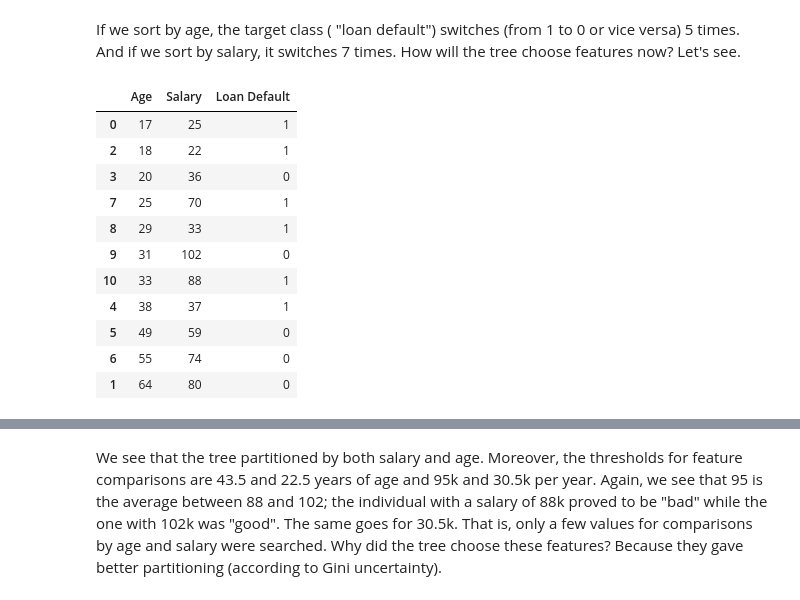
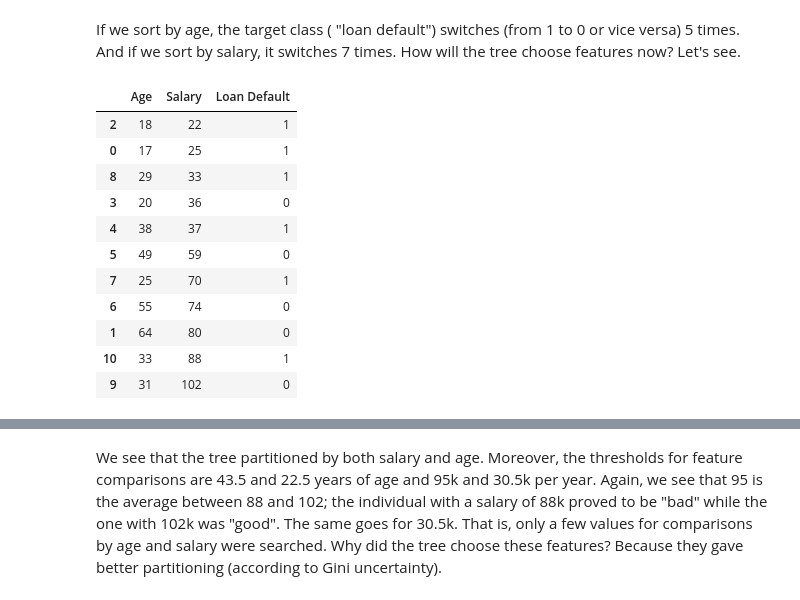
Before and after one commit to ulstu/ml, a Jupyter notebook: ml_course_en/lecture04. Decision trees. KNN. Logistic regression. Regularization/Lecture 04-01. decision_trees_kNN.ipynb, the cells around one changed output, grey strips where cells are left out. Drawn from its saved outputs; the diff is of its cells as text; code cells hidden in the pictures.

```diff
--- a/ml_course_en/lecture04. Decision trees. KNN. Logistic regression. Regularization/Lecture 04-01. decision_trees_kNN.ipynb
+++ b/ml_course_en/lecture04. Decision trees. KNN. Logistic regression. Regularization/Lecture 04-01. decision_trees_kNN.ipynb
@@ -309,20 +310,20 @@ data2
 
 If we sort by age, the target class ( "loan default") switches (from 1 to 0 or vice versa) 5 times. And if we sort by salary, it switches 7 times. How will the tree choose features now? Let's see.
 # %%
-data2.sort_values('Age')
+data2.sort_values('Salary')
 # %% [output]
 |  | Age | Salary | Loan Default |
+| 2 | 18 | 22 | 1 |
 | 0 | 17 | 25 | 1 |
-| 2 | 18 | 22 | 1 |
+| 8 | 29 | 33 | 1 |
 | 3 | 20 | 36 | 0 |
-| 7 | 25 | 70 | 1 |
-| 8 | 29 | 33 | 1 |
-| 9 | 31 | 102 | 0 |
-| 10 | 33 | 88 | 1 |
 | 4 | 38 | 37 | 1 |
 | 5 | 49 | 59 | 0 |
+| 7 | 25 | 70 | 1 |
 | 6 | 55 | 74 | 0 |
 | 1 | 64 | 80 | 0 |
+| 10 | 33 | 88 | 1 |
+| 9 | 31 | 102 | 0 |
 # %%
 age_sal_tree = DecisionTreeClassifier(random_state=17)
 age_sal_tree.fit(data2[['Age', 'Salary']].values, data2['Loan Default'].values);
```
Also changed, not shown: parts of 4 cells of this notebook, 5 other files.
